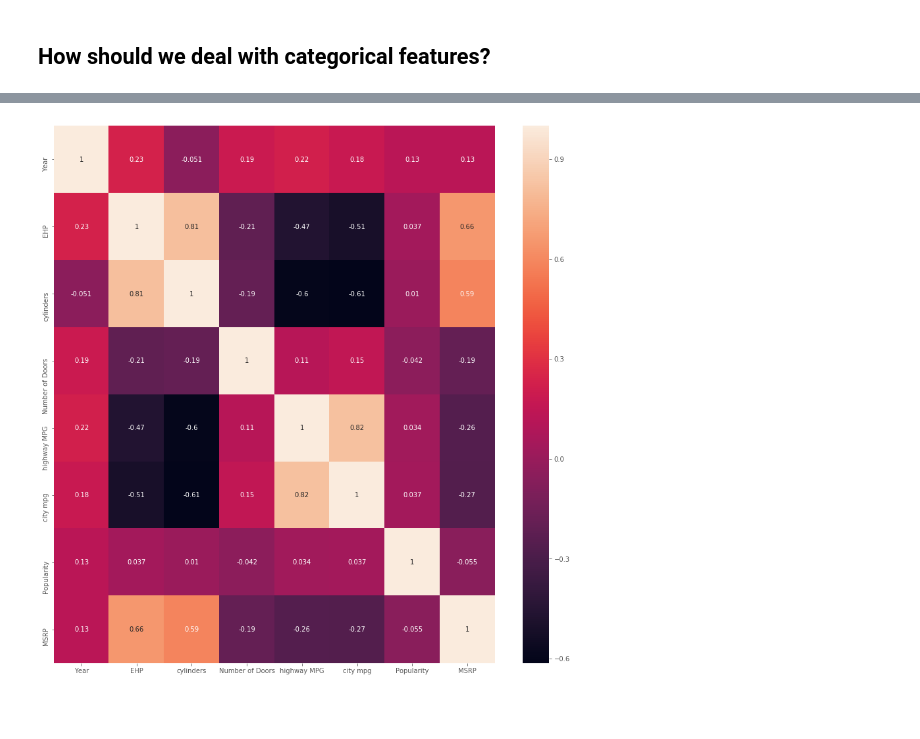
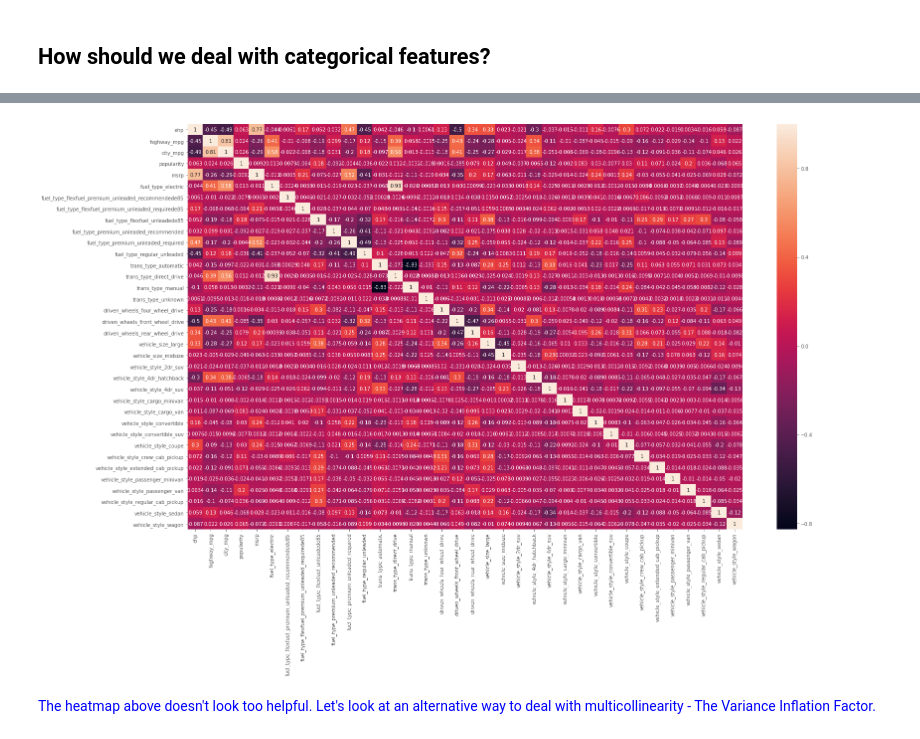
Before and after one commit to Amberlynnyandow/study-group-content, a Jupyter notebook: module_2/week_6_PT/Practice_Regression_nb.ipynb, the cells around one changed output, grey strips where cells are left out. Saved outputs shown, nothing was run; the diff lists cells and outputs as text; code cells hidden in the pictures; blank space fills up the shorter version.

```diff
--- a/module_2/week_6_PT/Practice_Regression_nb.ipynb
+++ b/module_2/week_6_PT/Practice_Regression_nb.ipynb
@@ -287,6 +303,11 @@ cat_feats = ['Year', 'fuel_type', 'cylinders', 'Transmission Type',
+# %%
+con_feats = ['ehp', 'highway_mpq', 'city_mpg', 'cylinders', 'num_doors']
+cat_feats = ['fuel_type', 'trans_type', 'Driven_Wheels', 'vehicle_size', 'vehicle_style']
 # %%
 dummy = pd.get_dummies(df[cat_feats], drop_first=True)
 # %%
 df = pd.concat([df, dummy], axis = 1)
-df.head()
+df = df.drop(['fuel_type', 'cylinders', 'trans_type',
+            'Driven_Wheels', 'num_doors', 'vehicle_size', 'vehicle_style'], axis=1)
+df.info()
 # %% [output]
@@ -299,0 +331,4 @@ df.head()
+# %%
+#clean up the new column names
+df.columns = df.columns.str.strip().str.lower().str.replace(' ', '_').str.replace('(', '').str.replace(')', '').str.replace('/', '').str.replace('-', '')
+df.info()
@@ -300,3 +417,6 @@ df.head()
+# %%
+#subset msrp to eliminate outliers
+df = df[df.msrp < 266000]
 # %%
 df.info()
 # %% [output]
@@ -332,5 +454,5 @@ sb.pairplot(df)
 # %%
-plt.figure(figsize=[15,15])
+plt.figure(figsize=[25,15])
 sns.heatmap(df.corr(),annot=True);
 # %% [output]
-[figure, old version]
+[figure, new version]
@@ -339,0 +459,2 @@ df
+# %% [markdown]
+<p style="color:blue">The heatmap above doesn't look too helpful. Let's look at an alternative way to deal with multicollinearity - The Variance Inflation Factor.</p>
```
Also changed, not shown: parts of 50 cells of this notebook, 3 other files.
